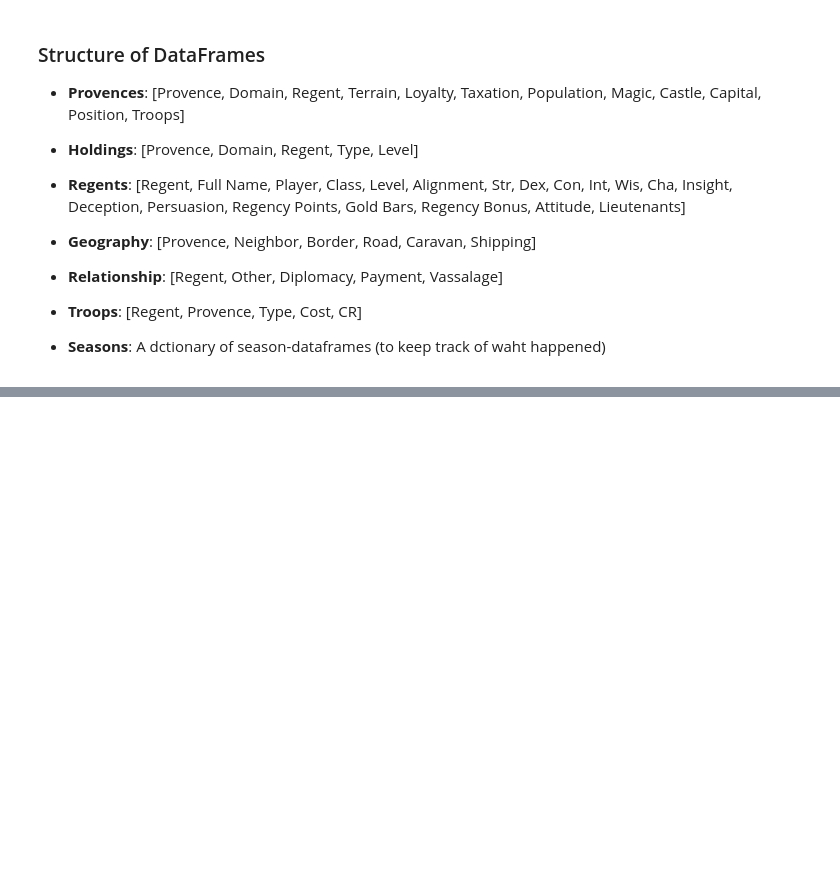
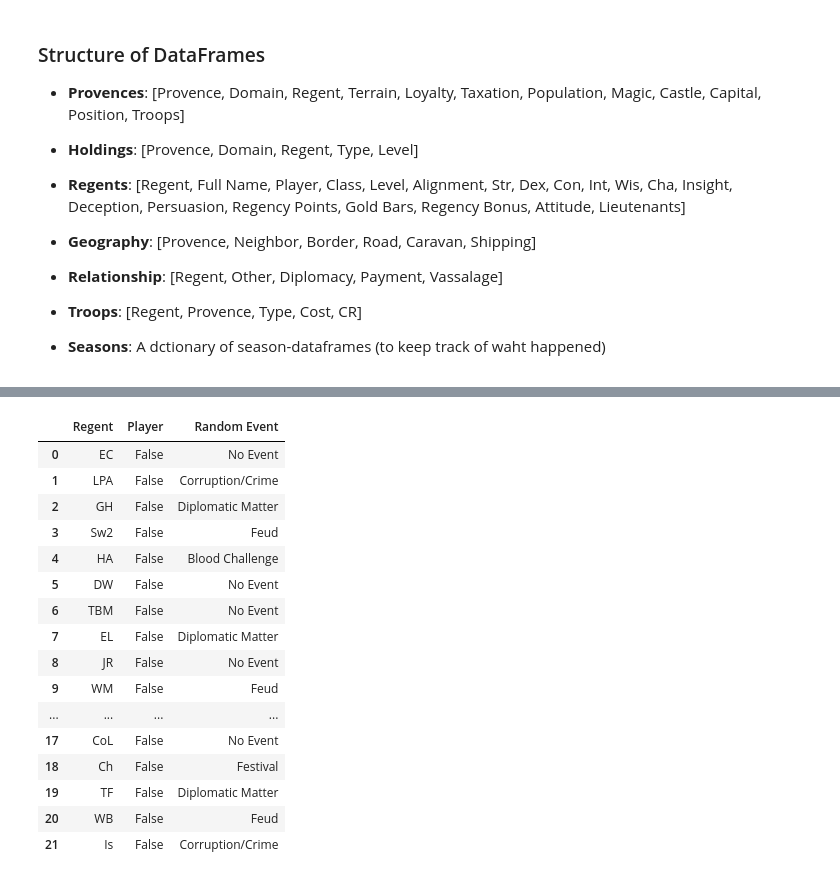
Before and after one commit to NeverForged/Regency, a Jupyter notebook: Code Testing.ipynb, the cells around one changed output, grey strips where cells are left out. Drawn from its saved outputs; the diff is of its cells as text; code cells hidden in the pictures; blank space fills up the shorter version.

```diff
--- a/Code Testing.ipynb
+++ b/Code Testing.ipynb
@@ -72,0 +85,21 @@ Game.Seasons[Game.Season]['Season']
+# %%
+Game.random_events(Threshold=.99)
+Game.Seasons[Game.Season]['Season']
+# %% [output]
+|  | Regent | Player | Random Event |
+| 0 | EC | False | No Event |
+| 1 | LPA | False | Corruption/Crime |
+| 2 | GH | False | Diplomatic Matter |
+| 3 | Sw2 | False | Feud |
+| 4 | HA | False | Blood Challenge |
+| 5 | DW | False | No Event |
+| 6 | TBM | False | No Event |
+| 7 | EL | False | Diplomatic Matter |
+| 8 | JR | False | No Event |
+| 9 | WM | False | Feud |
+| ... | ... | ... | ... |
+| 17 | CoL | False | No Event |
+| 18 | Ch | False | Festival |
+| 19 | TF | False | Diplomatic Matter |
+| 20 | WB | False | Feud |
+| 21 | Is | False | Corruption/Crime |
```
Also changed, not shown: parts of 5 cells of this notebook, 30 other files.
